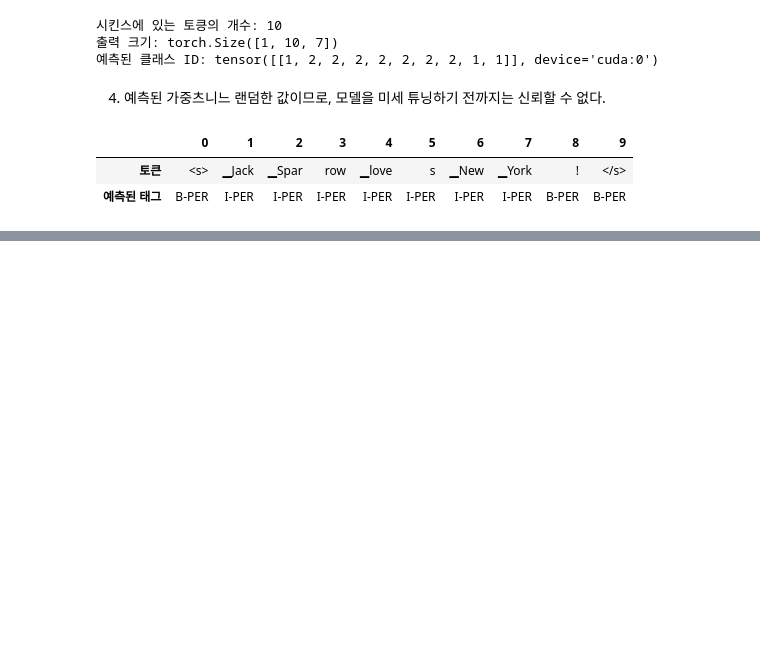
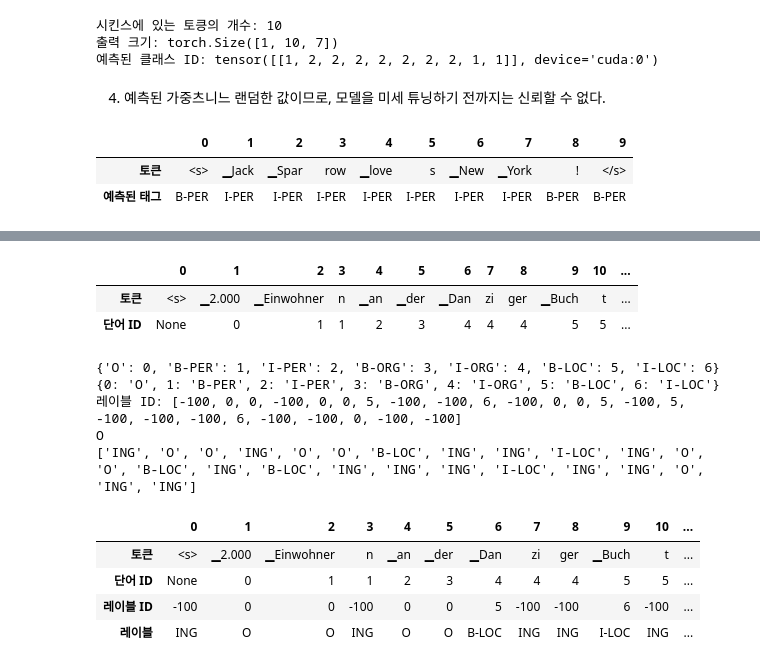
Before and after one commit to redinbluesky/nlp-with-transformers, a Jupyter notebook: 04-다중_언어_개체명_인식.ipynb, the cells around one changed output, grey strips where cells are left out. Drawn from its saved outputs; the diff is of its cells as text; code cells hidden in the pictures; blank space fills up the shorter version.

```diff
--- a/04-다중_언어_개체명_인식.ipynb
+++ b/04-다중_언어_개체명_인식.ipynb
@@ -523,0 +538,5 @@ print(tag_text("Barack Obama was born in Hawaii.", tags, xlmr_model, xlmr_tokeni
+# %%
+# 트랜스포머스 문서에 언급된 방법을 따라 독일어 샘플 문장 하나를 사용해 어떻게 토큰화되는지 확인한다.
+words, labels = de_example["tokens"], de_example["ner_tags"]
+print(f"단어: {words}")
+print(f"레이블: {labels}")
@@ -523,0 +546,5 @@ print(tag_text("Barack Obama was born in Hawaii.", tags, xlmr_model, xlmr_tokeni
+# %%
+# 토크나이져의 is_split_into_words() 메서드를 사용해 입력 문장이 이미 단어로 나줘졌다는 것을 알린다.
+tokenized_inputs = xlmr_tokenizer(de_example["tokens"], is_split_into_words=True)
+tokens = xlmr_tokenizer.convert_ids_to_tokens(tokenized_inputs["input_ids"])
+pd.DataFrame([tokens], index=["토큰"])
@@ -523,0 +564,50 @@ print(tag_text("Barack Obama was born in Hawaii.", tags, xlmr_model, xlmr_tokeni
+# %%
+word_ids = tokenized_inputs.word_ids()
+pd.DataFrame([tokens, word_ids], index=["토큰", "단어 ID"])
+# %% [output]
+|  | 0 | 1 | 2 | 3 | 4 | 5 | 6 | 7 | 8 | 9 | 10 | ... |
+| 토큰 | <s> | ▁2.000 | ▁Einwohner | n | ▁an | ▁der | ▁Dan | zi | ger | ▁Buch | t | ... |
+| 단어 ID | None | 0 | 1 | 1 | 2 | 3 | 4 | 4 | 4 | 5 | 5 | ... |
+# %%
+# 특수 토큰과 부분단어의 레이블을 -100으로 설정해 훈련하는 동안 마스킹한다.
+index2tag = {idx: tag for tag, idx in enumerate(tags.names)}
+print(index2tag)
+
+tag2index = {tag: idx for idx, tag in index2tag.items()}
+print(tag2index)
+
+previous_word_idx = None
+label_ids = []
+
+for word_idx in word_ids:
+    # 특수 토큰인 경우
+    if word_idx is None:
+        label_ids.append(-100)
+    # 새로운 단어의 첫 번째 부분단어인 경우
+    elif word_idx != previous_word_idx:
+        label_ids.append(labels[word_idx])
+    # 이전 단어의 추가 부분단어인 경우
+    else:
+        label_ids.append(-100)
+    previous_word_idx = word_idx
+
+print(f"레이블 ID: {label_ids}")
+print(tag2index[0])
+
+labels = [tag2index[l] if l != -100 else "ING" for l in label_ids]
+index = ["토큰", "단어 ID", "레이블 ID", "레이블"]
+
+print(labels)
+
+pd.DataFrame([tokens, word_ids, label_ids, labels], index=index)
+# %% [output]
+{'O': 0, 'B-PER': 1, 'I-PER': 2, 'B-ORG': 3, 'I-ORG': 4, 'B-LOC': 5, 'I-LOC': 6}
+{0: 'O', 1: 'B-PER', 2: 'I-PER', 3: 'B-ORG', 4: 'I-ORG', 5: 'B-LOC', 6: 'I-LOC'}
+레이블 ID: [-100, 0, 0, -100, 0, 0, 5, -100, -100, 6, -100, 0, 0, 5, -100, 5, -100, -100, -100, 6, -100, -100, 0, -100, -100]
+O
+['ING', 'O', 'O', 'ING', 'O', 'O', 'B-LOC', 'ING', 'ING', 'I-LOC', 'ING', 'O', 'O', 'B-LOC', 'ING', 'B-LOC', 'ING', 'ING', 'ING', 'I-LOC', 'ING', 'ING', 'O', 'ING', 'ING']
+|  | 0 | 1 | 2 | 3 | 4 | 5 | 6 | 7 | 8 | 9 | 10 | ... |
+| 토큰 | <s> | ▁2.000 | ▁Einwohner | n | ▁an | ▁der | ▁Dan | zi | ger | ▁Buch | t | ... |
+| 단어 ID | None | 0 | 1 | 1 | 2 | 3 | 4 | 4 | 4 | 5 | 5 | ... |
+| 레이블 ID | -100 | 0 | 0 | -100 | 0 | 0 | 5 | -100 | -100 | 6 | -100 | ... |
+| 레이블 | ING | O | O | ING | O | O | B-LOC | ING | ING | I-LOC | ING | ... |
```
Also changed, not shown: parts of 14 cells of this notebook.
